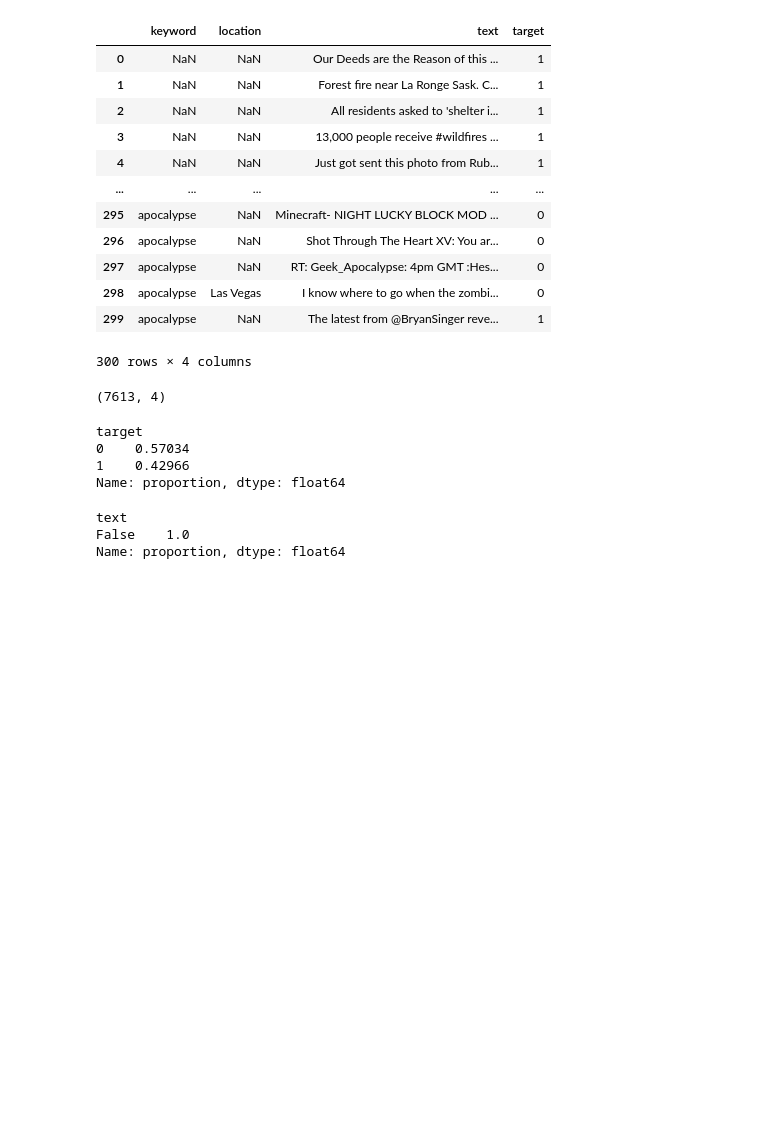
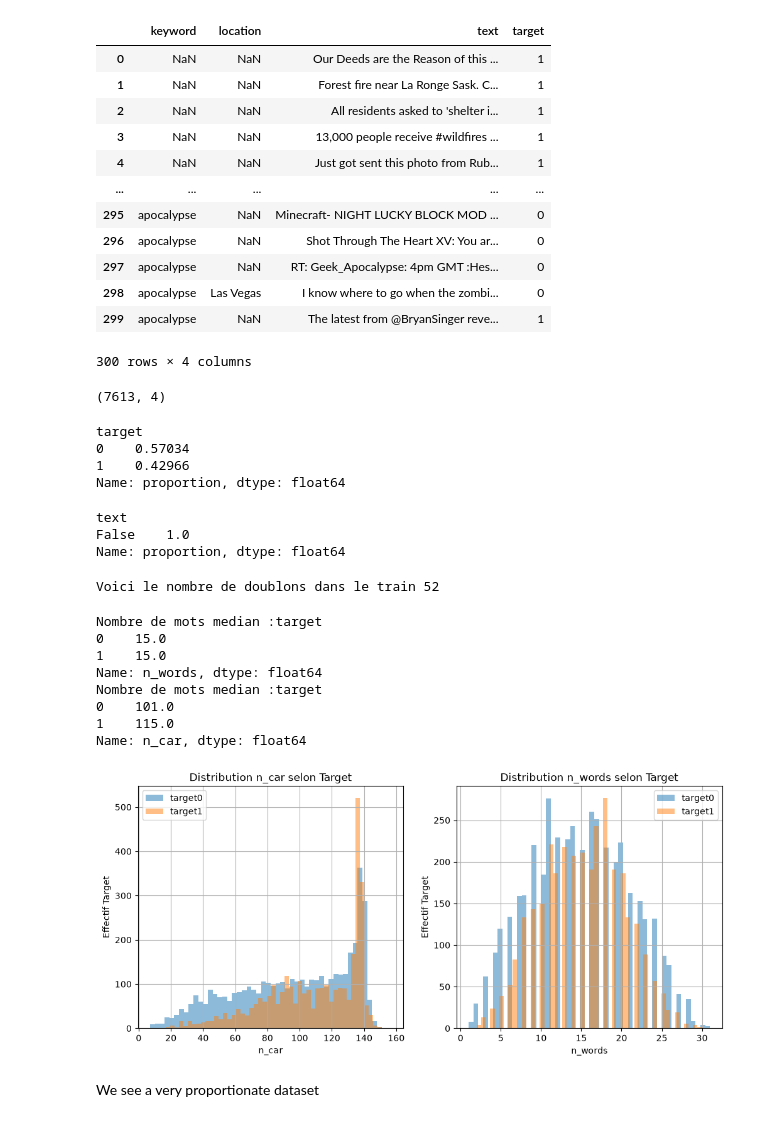
Before and after one commit to Maxime-Skryma/NLP_Tweets, a Jupyter notebook: NLP_AED.ipynb, the cells around one changed output. Cells and saved outputs as stored; diff of their text form; code cells hidden in the pictures; blank space fills up the shorter version.

```diff
--- a/NLP_AED.ipynb
+++ b/NLP_AED.ipynb
@@ -85,4 +86,33 @@ text
 False    1.0
 Name: proportion, dtype: float64
 # %%
-print()
+print("Voici le nombre de doublons dans le train",df_train.duplicated().sum())
+# %% [output]
+Voici le nombre de doublons dans le train 52
+# %%
+df_train["langue"] = df_train["text"].map(detect)
+# %%
+infos=["n_car","n_words"]
+fig, ax = plt.subplots(1, 2, figsize=(12, 5))
+for i,c in enumerate(infos):
+    for cle,sous in df_train.groupby("target"):
+        sous[c].hist(ax=ax[i],bins=50,alpha=0.5,label=f"target{cle}")
+        ax[i].set_xlabel(c)
+        ax[i].set_ylabel("Effectif Target")
+        ax[i].legend()
+        ax[i].set_title(f'Distribution {c} selon Target')
+
+print(f"Nombre de mots median :{df_train.groupby("target")["n_words"].median()}")
+print(f"Nombre de mots median :{df_train.groupby("target")["n_car"].median()}")
+# %% [output]
+Nombre de mots median :target
+0    15.0
+1    15.0
+Name: n_words, dtype: float64
+Nombre de mots median :target
+0    101.0
+1    115.0
+Name: n_car, dtype: float64
+[figure, added]
+# %% [markdown]
+We see a very proportionate dataset
```
Also changed, not shown: parts of 4 cells of this notebook.
